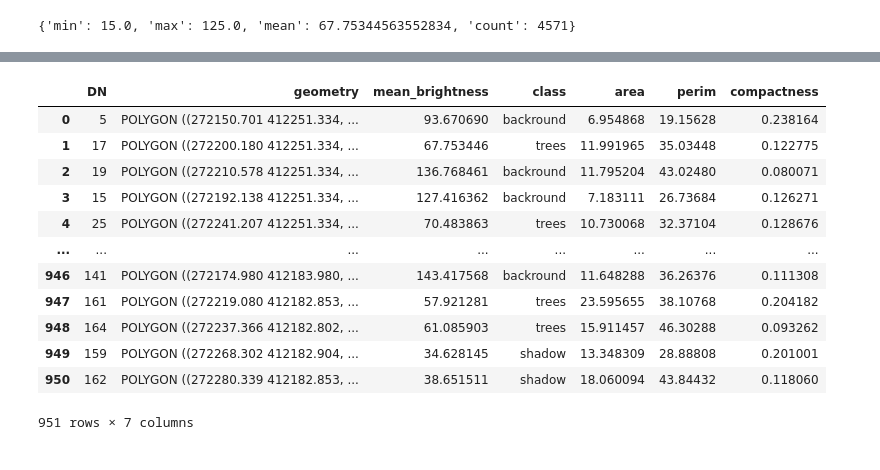
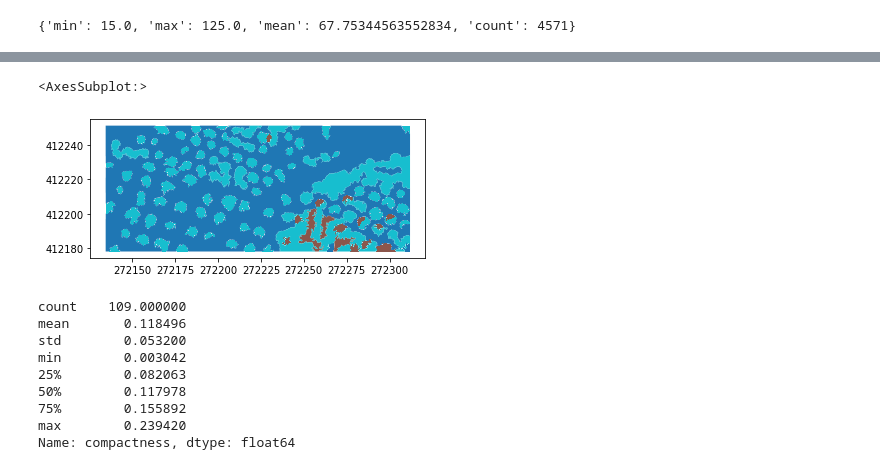
Before and after one commit to dwhew/MAP---OBIA, a Jupyter notebook: OBIA.ipynb, the cells around one changed output, grey strips where cells are left out. Saved outputs shown, nothing was run; the diff lists cells and outputs as text; code cells hidden in the pictures.

```diff
--- a/OBIA.ipynb
+++ b/OBIA.ipynb
@@ -161,3 +145,9 @@ for value in segments_shp['mean_brightness']:
         class_list.append('backround')
 
 segments_shp['class'] = class_list
+# %%
+#dissolve segemnts based on class
+dissolve = segments_shp.dissolve('class')
+# %%
+dissolve.reset_index(inplace=True)
+dissolve = dissolve.explode()
@@ -163,0 +157,3 @@ segments_shp['class'] = class_list
+# %%
+stats = zonal_stats('dissolve.shp', 'image_new.tif')
+stats[1]
@@ -164 +184,6 @@ segments_shp['class'] = class_list
+# %%
+dissolve.plot('class')
+# %% [output]
+<AxesSubplot:>
+[figure, added]
 # %%
@@ -177,17 +200,13 @@ segments_shp.to_file('classified_segments.shp')
 # %%
-segments_shp
+dissolve['compactness'].describe()
 # %% [output]
-|  | DN | geometry | mean_brightness | class | area | perim | compactness |
-| 0 | 5 | POLYGON ((272150.701 412251.334, ... | 93.670690 | backround | 6.954868 | 19.15628 | 0.238164 |
-| 1 | 17 | POLYGON ((272200.180 412251.334, ... | 67.753446 | trees | 11.991965 | 35.03448 | 0.122775 |
-| 2 | 19 | POLYGON ((272210.578 412251.334, ... | 136.768461 | backround | 11.795204 | 43.02480 | 0.080071 |
-| 3 | 15 | POLYGON ((272192.138 412251.334, ... | 127.416362 | backround | 7.183111 | 26.73684 | 0.126271 |
-| 4 | 25 | POLYGON ((272241.207 412251.334, ... | 70.483863 | trees | 10.730068 | 32.37104 | 0.128676 |
-| ... | ... | ... | ... | ... | ... | ... | ... |
-| 946 | 141 | POLYGON ((272174.980 412183.980, ... | 143.417568 | backround | 11.648288 | 36.26376 | 0.111308 |
-| 947 | 161 | POLYGON ((272219.080 412182.853, ... | 57.921281 | trees | 23.595655 | 38.10768 | 0.204182 |
-| 948 | 164 | POLYGON ((272237.366 412182.802, ... | 61.085903 | trees | 15.911457 | 46.30288 | 0.093262 |
-| 949 | 159 | POLYGON ((272268.302 412182.904, ... | 34.628145 | shadow | 13.348309 | 28.88808 | 0.201001 |
-| 950 | 162 | POLYGON ((272280.339 412182.853, ... | 38.651511 | shadow | 18.060094 | 43.84432 | 0.118060 |
-951 rows × 7 columns
+count    109.000000
+mean       0.118496
+std        0.053200
+min        0.003042
+25%        0.082063
+50%        0.117978
+75%        0.155892
+max        0.239420
+Name: compactness, dtype: float64
 # %%
```
Also changed, not shown: parts of 19 cells of this notebook.
